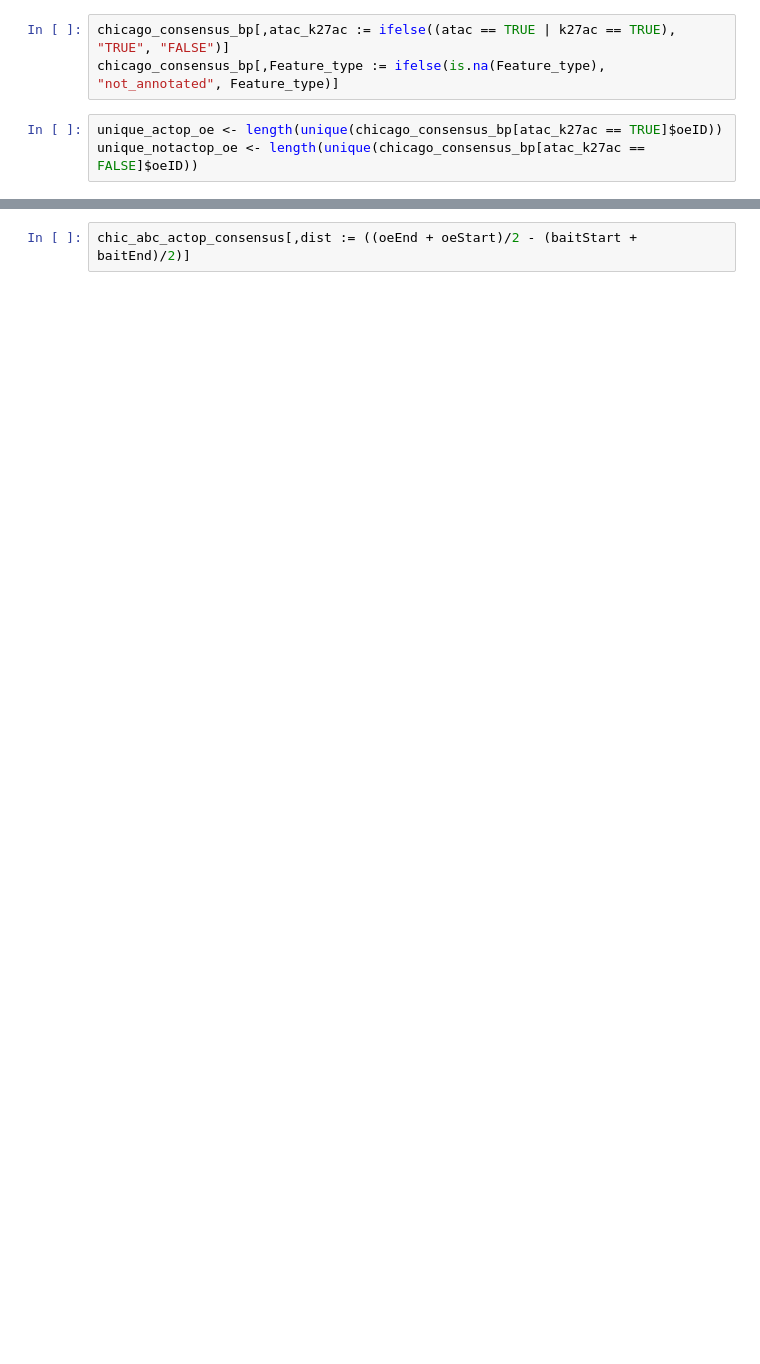
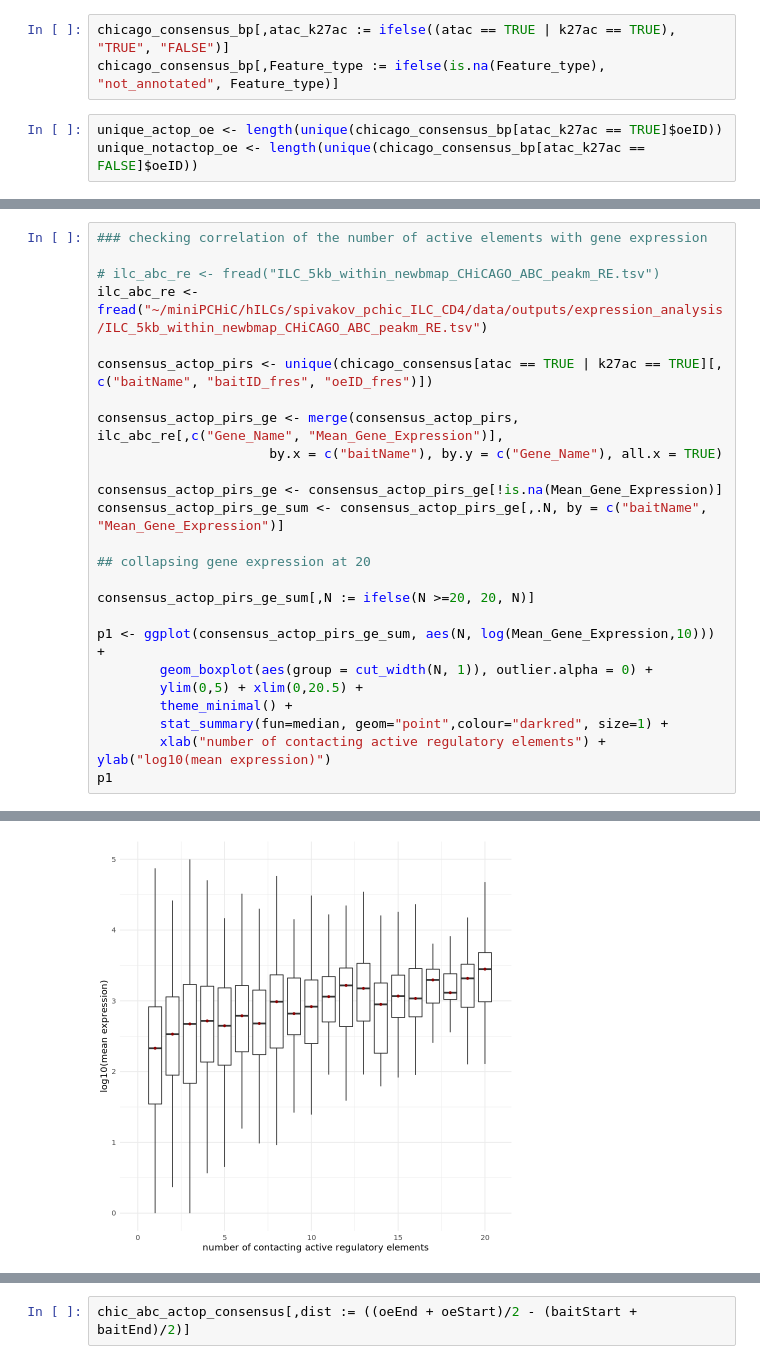
Before and after one commit to vmalysheva/ILC3, a Jupyter notebook: PCHiC/CHiCAGO_vs_ABC.ipynb, the cells around one changed output, grey strips where cells are left out. Saved outputs shown, nothing was run; the diff lists cells and outputs as text; blank space fills up the shorter version.

Commit message:
Update CHiCAGO_vs_ABC.ipynb
updated scripts, including new datasets and statistical analyses

```diff
--- a/PCHiC/CHiCAGO_vs_ABC.ipynb
+++ b/PCHiC/CHiCAGO_vs_ABC.ipynb
@@ -305,0 +246,26 @@ Warning message:
+# %%
+### checking correlation of the number of active elements with gene expression
+
+# ilc_abc_re <- fread("ILC_5kb_within_newbmap_CHiCAGO_ABC_peakm_RE.tsv")
+ilc_abc_re <- fread("~/miniPCHiC/hILCs/spivakov_pchic_ILC_CD4/data/outputs/expression_analysis/ILC_5kb_within_newbmap_CHiCAGO_ABC_peakm_RE.tsv")
+
+consensus_actop_pirs <- unique(chicago_consensus[atac == TRUE | k27ac == TRUE][, c("baitName", "baitID_fres", "oeID_fres")])
+
+consensus_actop_pirs_ge <- merge(consensus_actop_pirs, ilc_abc_re[,c("Gene_Name", "Mean_Gene_Expression")],
+                      by.x = c("baitName"), by.y = c("Gene_Name"), all.x = TRUE)
+
+consensus_actop_pirs_ge <- consensus_actop_pirs_ge[!is.na(Mean_Gene_Expression)]
+consensus_actop_pirs_ge_sum <- consensus_actop_pirs_ge[,.N, by = c("baitName", "Mean_Gene_Expression")]
+
+## collapsing gene expression at 20
+
+consensus_actop_pirs_ge_sum[,N := ifelse(N >=20, 20, N)]
+
+p1 <- ggplot(consensus_actop_pirs_ge_sum, aes(N, log(Mean_Gene_Expression,10))) +
+        geom_boxplot(aes(group = cut_width(N, 1)), outlier.alpha = 0) +
+        ylim(0,5) + xlim(0,20.5) +
+        theme_minimal() +
+        stat_summary(fun=median, geom="point",colour="darkred", size=1) +
+        xlab("number of contacting active regulatory elements") + ylab("log10(mean expression)")
+p1
+# %% [output]
@@ -305,0 +276 @@ Warning message:
+[figure, added]
```
Also changed, not shown: parts of 70 cells of this notebook.
